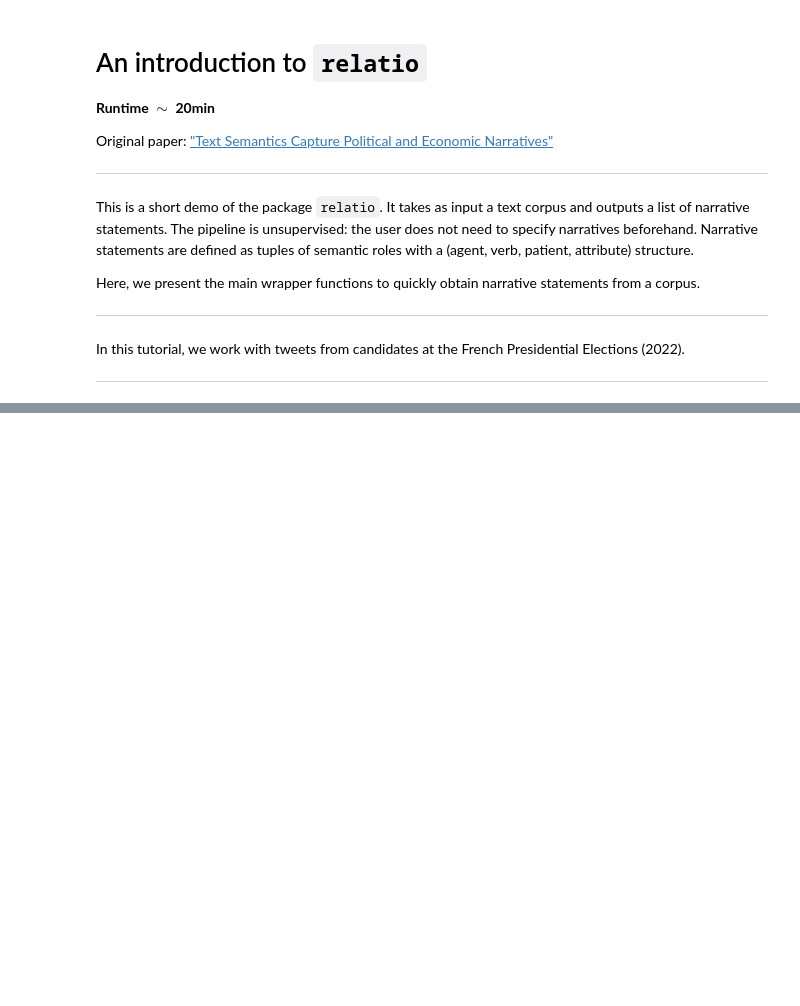
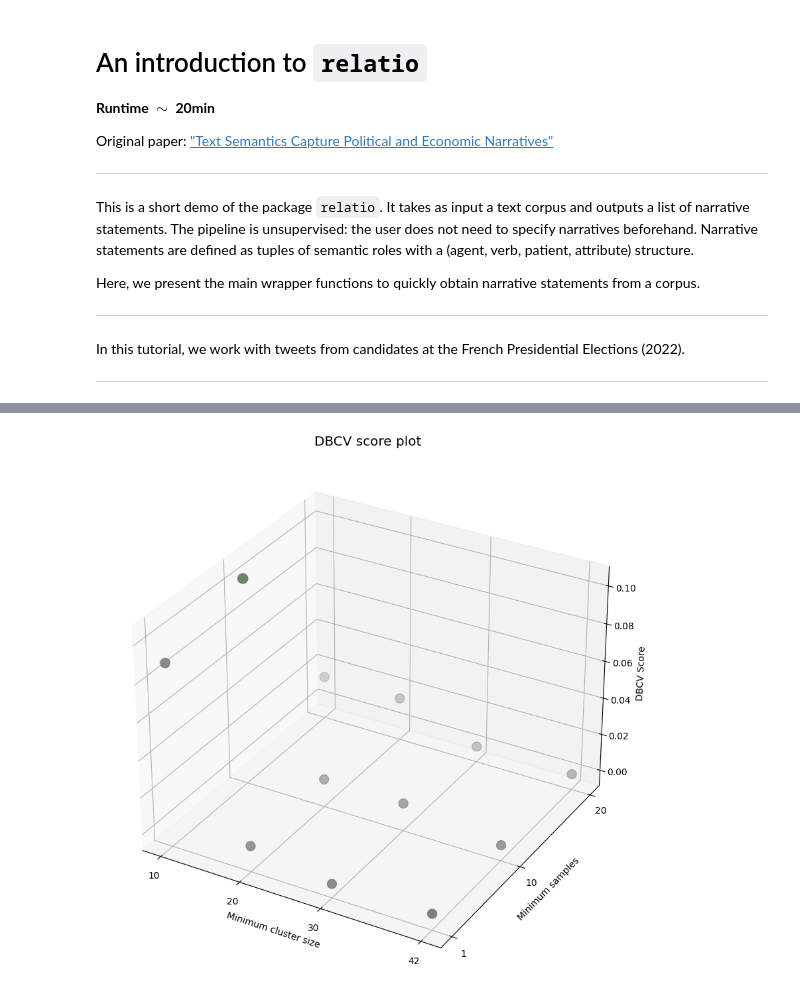
Before and after one commit to relatio-nlp/relatio, a Jupyter notebook: tutorial/tutorial_french.ipynb, the cells around one changed output, grey strips where cells are left out. Cells and saved outputs as stored; diff of their text form; code cells hidden in the pictures; blank space fills up the shorter version.

```diff
--- a/tutorial/tutorial_french.ipynb
+++ b/tutorial/tutorial_french.ipynb
@@ -101,2 +192,6 @@ m1.fit(postproc_roles, weight_by_frequency = True)
+# %%
+m1.plot_selection_metric()
+# %% [output]
+[figure, added]
 # %%
 narratives = m1.predict(postproc_roles, progress_bar = True)
```
Also changed, not shown: parts of 15 cells of this notebook, 17 other files.
